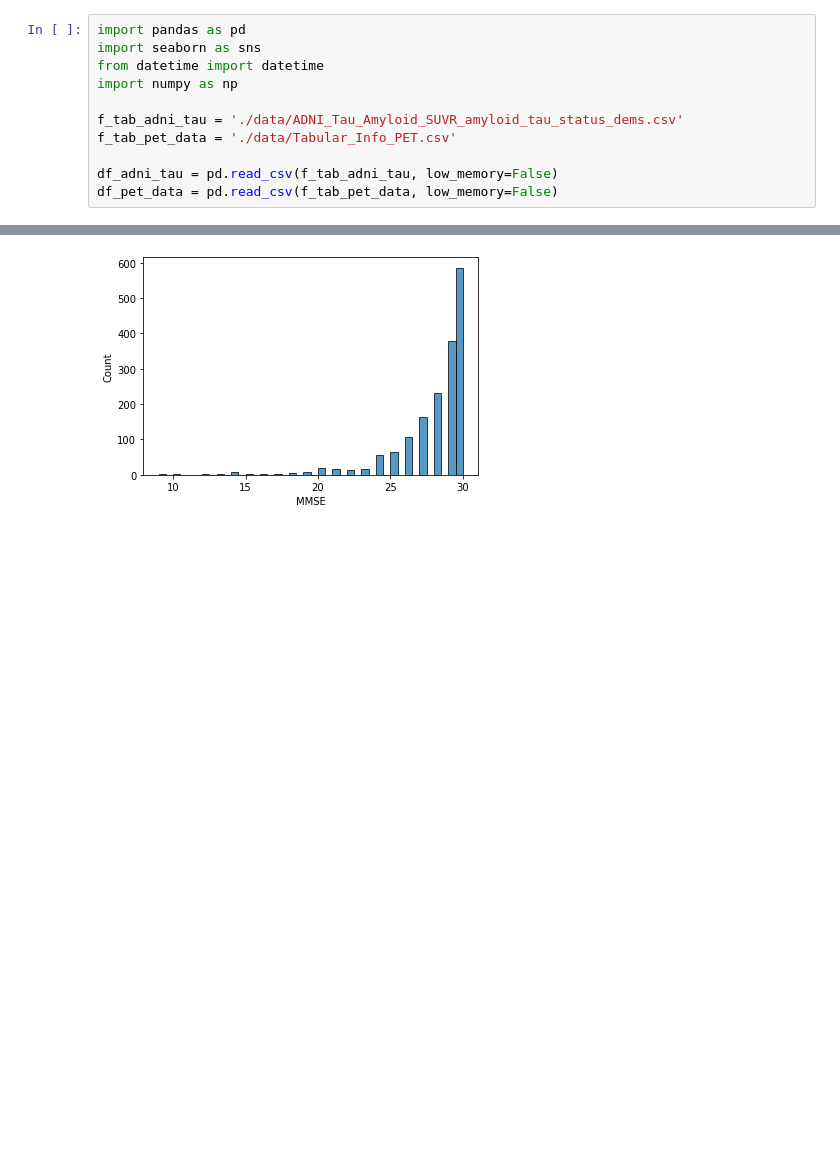
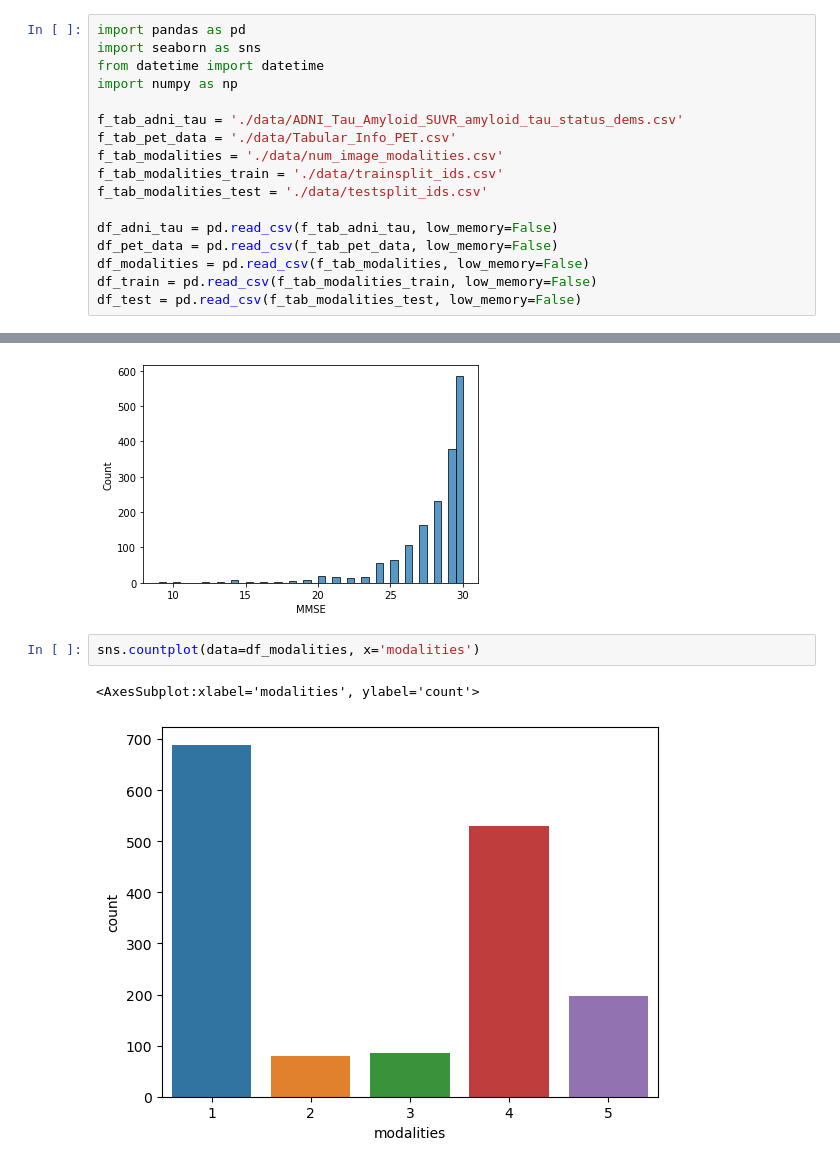
Before and after one commit to Liz490/multimodal_alzheimer, a Jupyter notebook: Exploratory_Data_Analysis.ipynb, the cells around one changed output, grey strips where cells are left out. Saved outputs shown, nothing was run; the diff lists cells and outputs as text; blank space fills up the shorter version.

```diff
--- a/Exploratory_Data_Analysis.ipynb
+++ b/Exploratory_Data_Analysis.ipynb
@@ -6,9 +6,15 @@ import numpy as np
 
 f_tab_adni_tau = './data/ADNI_Tau_Amyloid_SUVR_amyloid_tau_status_dems.csv'
 f_tab_pet_data = './data/Tabular_Info_PET.csv'
+f_tab_modalities = './data/num_image_modalities.csv'
+f_tab_modalities_train = './data/trainsplit_ids.csv'
+f_tab_modalities_test = './data/testsplit_ids.csv'
 
 df_adni_tau = pd.read_csv(f_tab_adni_tau, low_memory=False)
 df_pet_data = pd.read_csv(f_tab_pet_data, low_memory=False)
+df_modalities = pd.read_csv(f_tab_modalities, low_memory=False)
+df_train = pd.read_csv(f_tab_modalities_train, low_memory=False)
+df_test = pd.read_csv(f_tab_modalities_test, low_memory=False)
 # %% [markdown]
 ### ADNI_Tau_Amyloid_SUVR_amyloid_tau_status_dems
 # %% [markdown]
@@ -354,3 +382,8 @@ sns.histplot(data=df_pet_data, x='MMSE')
 # %% [output]
 <AxesSubplot:xlabel='MMSE', ylabel='Count'>
 [figure]
+# %%
+sns.countplot(data=df_modalities, x='modalities')
+# %% [output]
+<AxesSubplot:xlabel='modalities', ylabel='count'>
+[figure, added]
```
Also changed, not shown: parts of 6 cells of this notebook, 5 other files.
